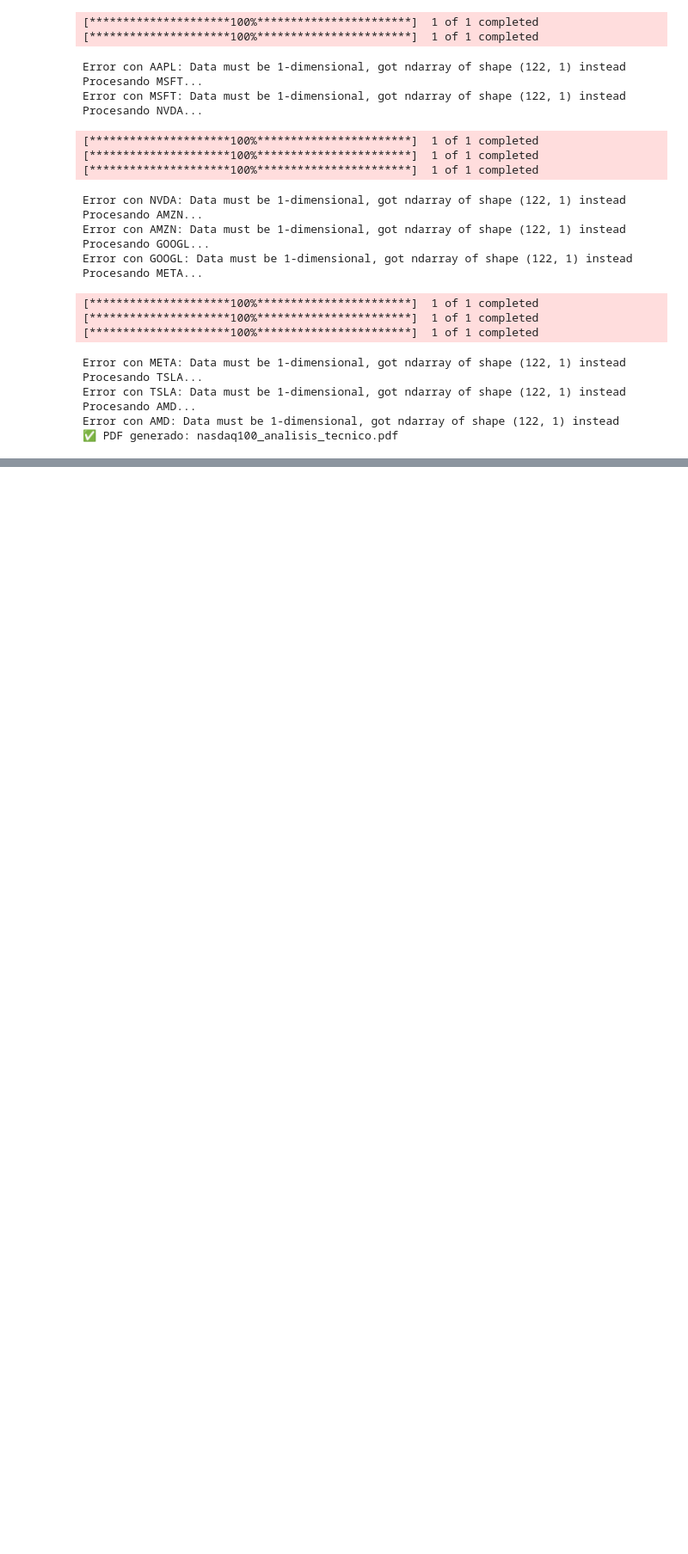
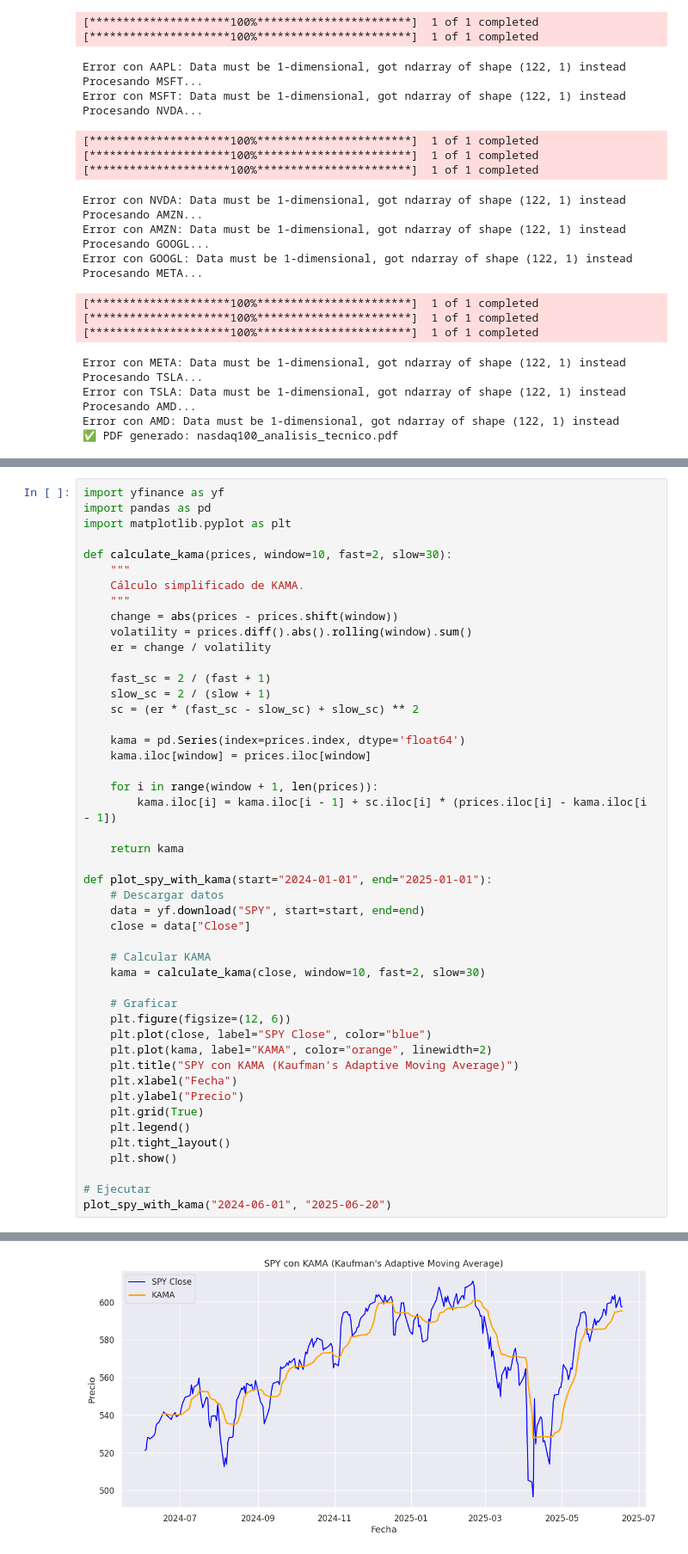
Before and after one commit to mrella/finance_colab, a Jupyter notebook: graficos_indice_en_pdf.ipynb, the cells around one changed output, grey strips where cells are left out. Shown at 86% size. Cells and saved outputs as stored; diff of their text form; blank space fills up the shorter version.

```diff
--- a/graficos_indice_en_pdf.ipynb
+++ b/graficos_indice_en_pdf.ipynb
@@ -354,0 +515,48 @@ Error con AMD: Data must be 1-dimensional, got ndarray of shape (122, 1) instead
+# %%
+import yfinance as yf
+import pandas as pd
+import matplotlib.pyplot as plt
+
+def calculate_kama(prices, window=10, fast=2, slow=30):
+    """
+    Cálculo simplificado de KAMA.
+    """
+    change = abs(prices - prices.shift(window))
+    volatility = prices.diff().abs().rolling(window).sum()
+    er = change / volatility
+
+    fast_sc = 2 / (fast + 1)
+    slow_sc = 2 / (slow + 1)
+    sc = (er * (fast_sc - slow_sc) + slow_sc) ** 2
+
+    kama = pd.Series(index=prices.index, dtype='float64')
+    kama.iloc[window] = prices.iloc[window]
+
+    for i in range(window + 1, len(prices)):
+        kama.iloc[i] = kama.iloc[i - 1] + sc.iloc[i] * (prices.iloc[i] - kama.iloc[i - 1])
+
+    return kama
+
+def plot_spy_with_kama(start="2024-01-01", end="2025-01-01"):
+    # Descargar datos
+    data = yf.download("SPY", start=start, end=end)
+    close = data["Close"]
+
+    # Calcular KAMA
+    kama = calculate_kama(close, window=10, fast=2, slow=30)
+
+    # Graficar
+    plt.figure(figsize=(12, 6))
+    plt.plot(close, label="SPY Close", color="blue")
+    plt.plot(kama, label="KAMA", color="orange", linewidth=2)
+    plt.title("SPY con KAMA (Kaufman's Adaptive Moving Average)")
+    plt.xlabel("Fecha")
+    plt.ylabel("Precio")
+    plt.grid(True)
+    plt.legend()
+    plt.tight_layout()
+    plt.show()
+
+# Ejecutar
+plot_spy_with_kama("2024-06-01", "2025-06-20")
+# %% [output]
@@ -354,0 +564 @@ Error con AMD: Data must be 1-dimensional, got ndarray of shape (122, 1) instead
+[figure, added]
```
Also changed, not shown: parts of 5 cells of this notebook.
